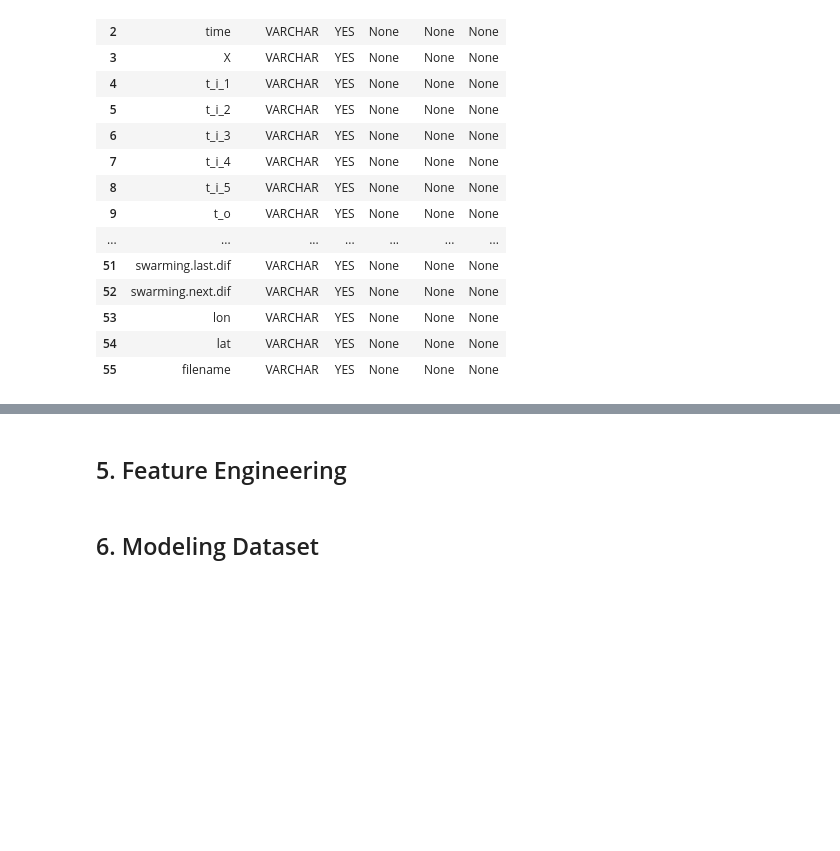
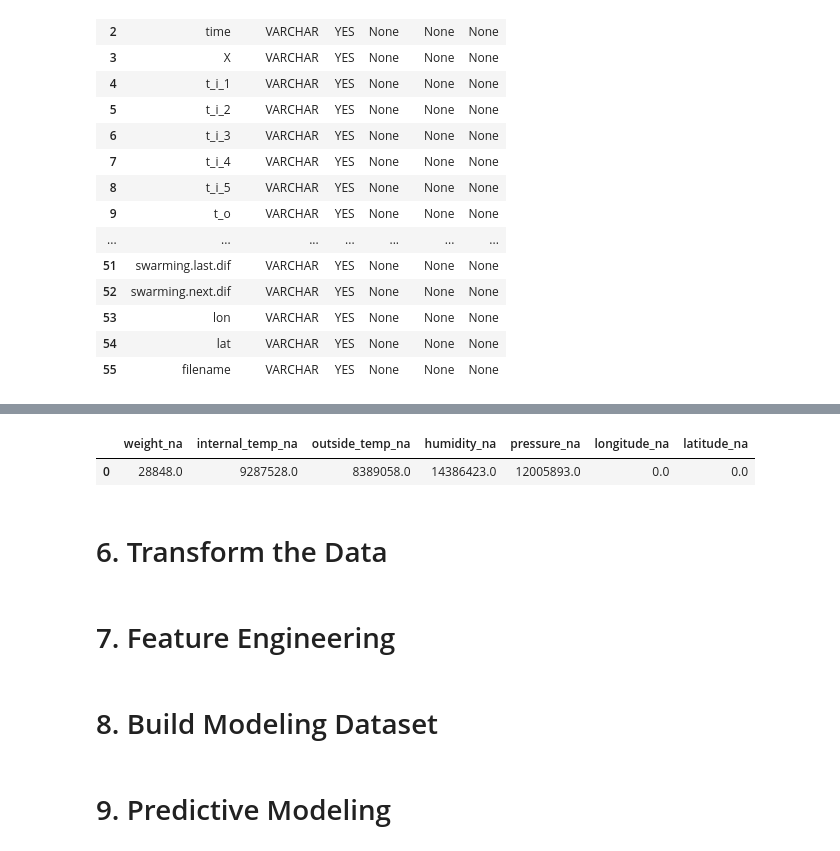
Before and after one commit to stephfn/honey-yield-predictive-model, a Jupyter notebook: Stephanie_Work/Honey_DuckDB_Practice.ipynb, the cells around one changed output, grey strips where cells are left out. Cells and saved outputs as stored; diff of their text form; code cells hidden in the pictures; blank space fills up the shorter version.

```diff
--- a/Stephanie_Work/Honey_DuckDB_Practice.ipynb
+++ b/Stephanie_Work/Honey_DuckDB_Practice.ipynb
@@ -351,4 +484,23 @@ DESCRIBE honey_daily;
+# %%
+con.execute("""
+SELECT
+    SUM(CASE WHEN weight_kg = 'NA' THEN 1 ELSE 0 END) AS weight_na,
+    SUM(CASE WHEN t_i_1 = 'NA' THEN 1 ELSE 0 END) AS internal_temp_na,
+    SUM(CASE WHEN t_o = 'NA' THEN 1 ELSE 0 END) AS outside_temp_na,
+    SUM(CASE WHEN h = 'NA' THEN 1 ELSE 0 END) AS humidity_na,
+    SUM(CASE WHEN p = 'NA' THEN 1 ELSE 0 END) AS pressure_na,
+    SUM(CASE WHEN lon = 'NA' THEN 1 ELSE 0 END) AS longitude_na,
+    SUM(CASE WHEN lat = 'NA' THEN 1 ELSE 0 END) AS latitude_na
+FROM honey_daily;
+""").df()
+# %% [output]
+|  | weight_na | internal_temp_na | outside_temp_na | humidity_na | pressure_na | longitude_na | latitude_na |
+| 0 | 28848.0 | 9287528.0 | 8389058.0 | 14386423.0 | 12005893.0 | 0.0 | 0.0 |
 # %% [markdown]
-## 5. Feature Engineering
+# 6. Transform the Data
 # %% [markdown]
-## 6. Modeling Dataset
+# 7. Feature Engineering
+# %% [markdown]
+# 8. Build Modeling Dataset
+# %% [markdown]
+# 9. Predictive Modeling
```
Also changed, not shown: parts of 35 cells of this notebook.
